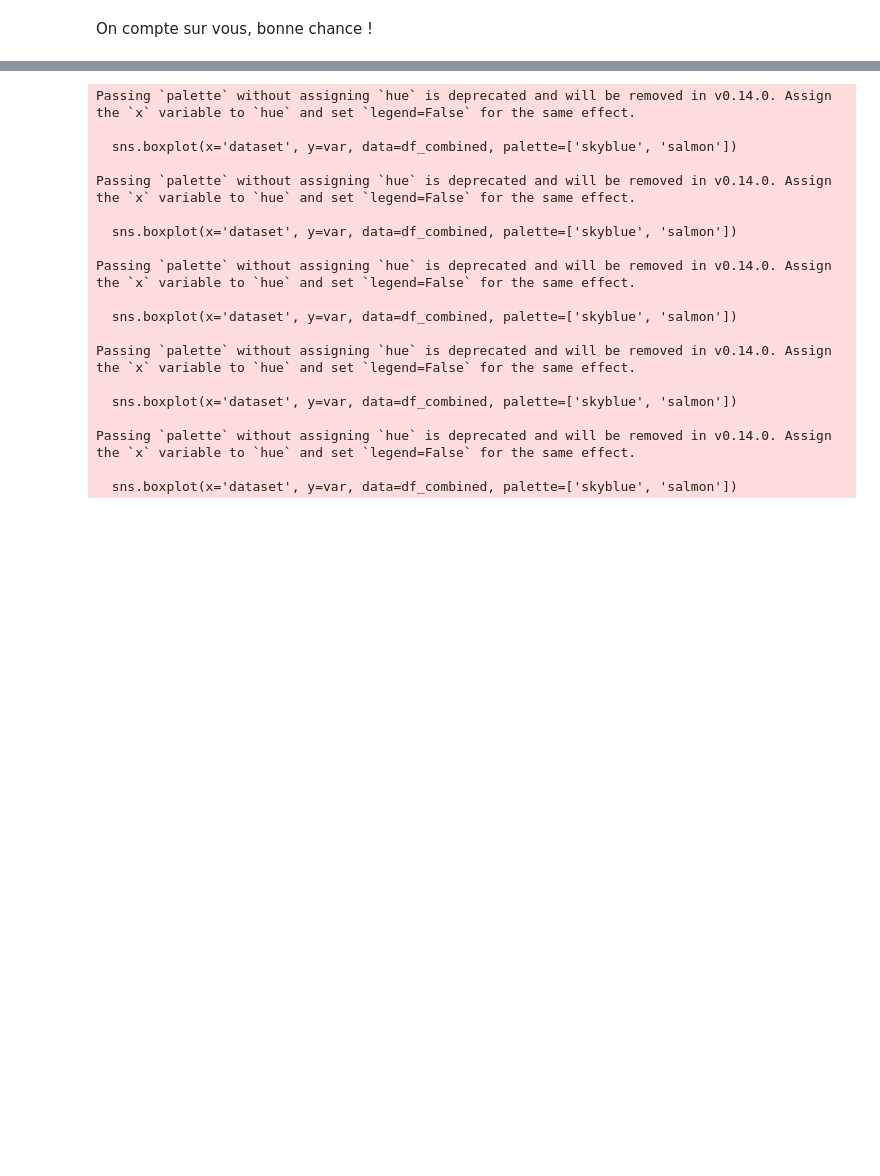
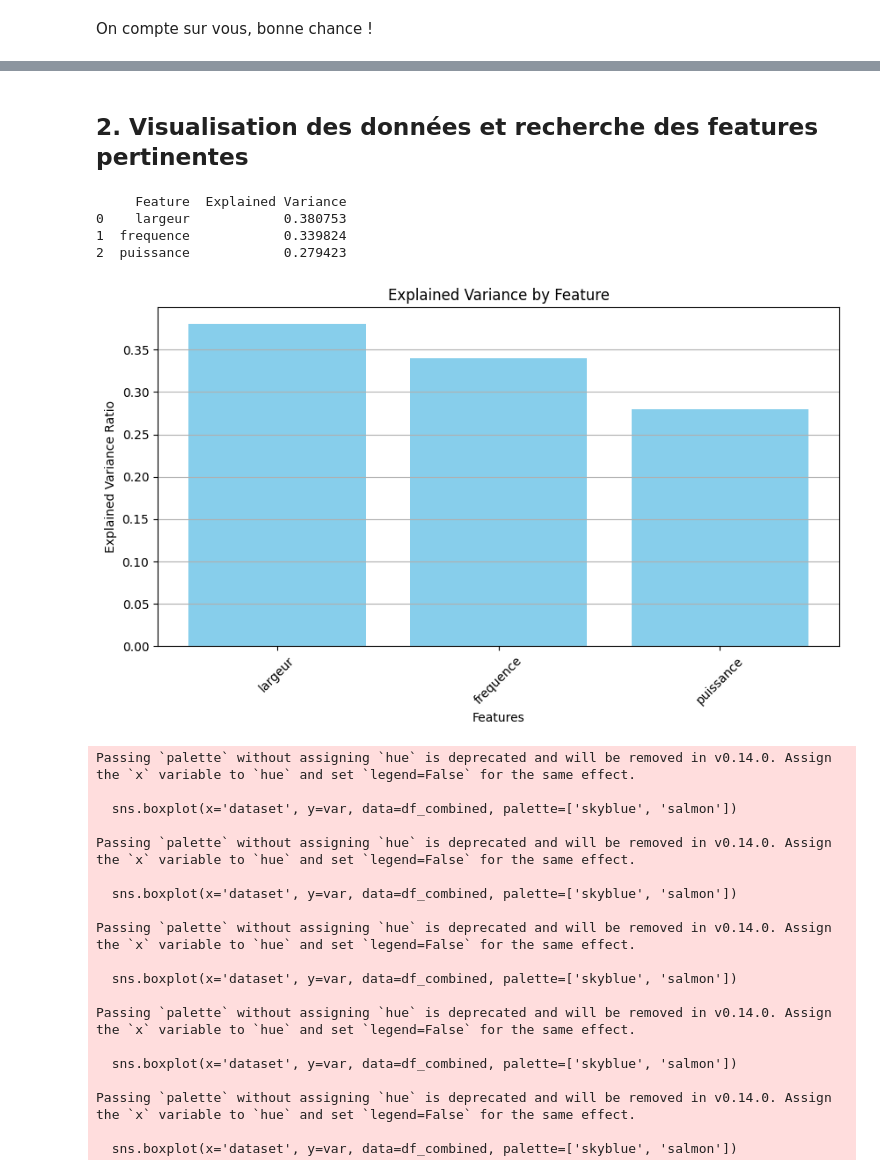
Before and after one commit to NailKhelifa/MVA_deep_and_signal, a Jupyter notebook: TP2/dls_tp2.ipynb, the cells around one changed output, grey strips where cells are left out. Saved outputs shown, nothing was run; the diff lists cells and outputs as text; code cells hidden in the pictures; blank space fills up the shorter version.

```diff
--- a/TP2/dls_tp2.ipynb
+++ b/TP2/dls_tp2.ipynb
@@ -168,0 +229,6 @@ nonmenace_avg_values = pd.DataFrame(nonmenace_avg_values)
+# %%
+df_train = data_transformation(source="train")
+df_test = data_transformation(source="test")
+identify_peaks(data_frame=df_train, include_in_df=True)
+identify_peaks(data_frame=df_test, include_in_df=True)
+df_train.head()
@@ -169,3 +242,55 @@ nonmenace_avg_values = pd.DataFrame(nonmenace_avg_values)
+# %% [markdown]
+## 2. **Visualisation des données et recherche des features pertinentes**
+# %%
+import pandas as pd
+import numpy as np
+import matplotlib.pyplot as plt
+import seaborn as sns
+from sklearn.preprocessing import StandardScaler
+
+# Prepare the data for SVD
+X = np.array([np.mean(df_train['largeur'].values.tolist(), axis=1),
+              np.mean(df_train['frequence'].values.tolist(), axis=1),
+              np.mean(df_train['puissance'].values.tolist(), axis=1)]).T
+
+# Standardize the data
+scaler = StandardScaler()
+X_scaled = scaler.fit_transform(X)
+
+# Perform SVD
+U, S, VT = np.linalg.svd(X_scaled, full_matrices=False)
+
+# Calculate explained variance
+explained_variance = (S**2) / np.sum(S**2)
+
+# Create a DataFrame to associate features with their explained variance
+features = ['largeur', 'frequence', 'puissance']
+explained_variance_df = pd.DataFrame({
+    'Feature': features,
+    'Explained Variance': explained_variance[:len(features)]
+})
+
+# Sort the DataFrame by explained variance
+explained_variance_df.sort_values(by='Explained Variance', ascending=False, inplace=True)
+
+# Display the sorted explained variance
+print(explained_variance_df)
+
+# Visualization of Explained Variance
+plt.figure(figsize=(10, 5))
+plt.bar(explained_variance_df['Feature'], explained_variance_df['Explained Variance'], color='skyblue')
+plt.title('Explained Variance by Feature')
+plt.xlabel('Features')
+plt.ylabel('Explained Variance Ratio')
+plt.xticks(rotation=45)
+plt.grid(axis='y')
+plt.show()
+# %% [output]
+     Feature  Explained Variance
+0    largeur            0.380753
+1  frequence            0.339824
+2  puissance            0.279423
+[figure, added]
 # %%
 # Ajouter une colonne pour identifier le dataset
 menace_avg_values['dataset'] = 'Menace'
```
Also changed, not shown: parts of 8 cells of this notebook.
